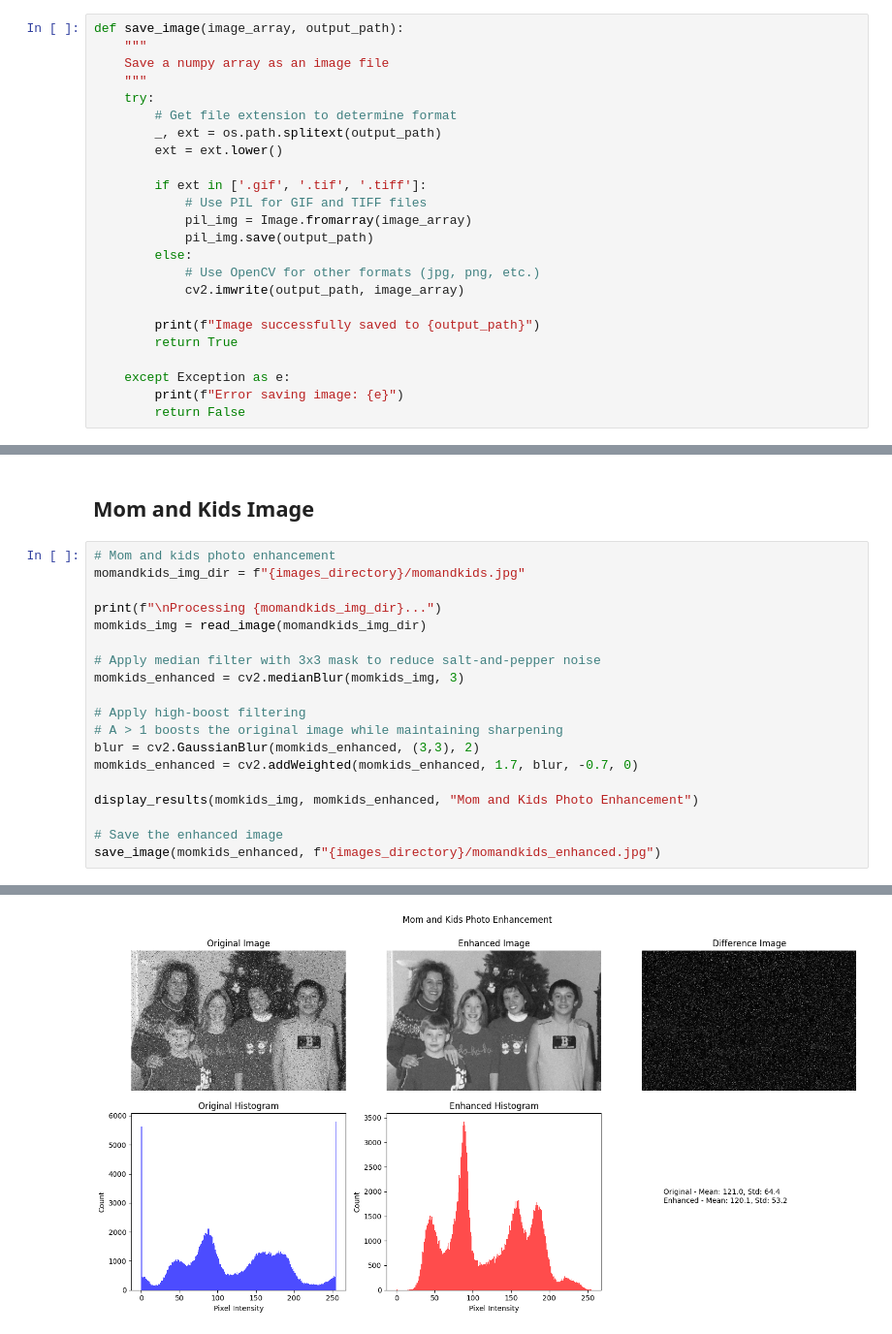
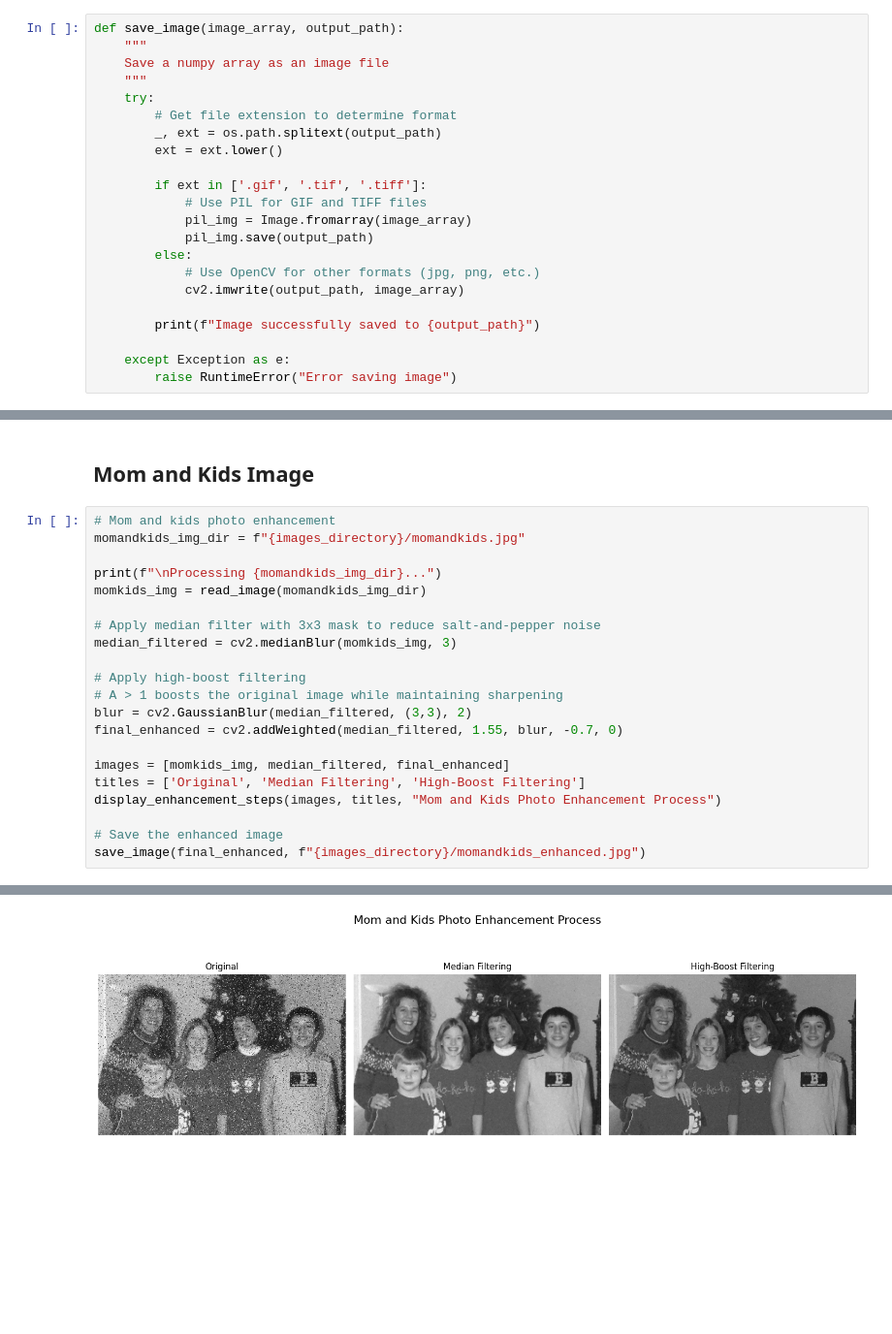
Before and after one commit to lendl-uy/cs282, a Jupyter notebook: pa1/cs282_pa_1_item_5_uy.ipynb, the cells around one changed output, grey strips where cells are left out. Shown at 97% size. Saved outputs shown, nothing was run; the diff lists cells and outputs as text; blank space fills up the shorter version.

```diff
--- a/pa1/cs282_pa_1_item_5_uy.ipynb
+++ b/pa1/cs282_pa_1_item_5_uy.ipynb
@@ -81,8 +81,6 @@ def save_image(image_array, output_path):
             cv2.imwrite(output_path, image_array)
 
         print(f"Image successfully saved to {output_path}")
-        return True
 
     except Exception as e:
-        print(f"Error saving image: {e}")
-        return False
+        raise RuntimeError("Error saving image")
@@ -242,23 +260,25 @@ For the butterfly image, histogram equalization with a clip limit of 1.0 was don
 # %%
 # Mom and kids photo enhancement
 momandkids_img_dir = f"{images_directory}/momandkids.jpg"
 
 print(f"\nProcessing {momandkids_img_dir}...")
 momkids_img = read_image(momandkids_img_dir)
 
 # Apply median filter with 3x3 mask to reduce salt-and-pepper noise
-momkids_enhanced = cv2.medianBlur(momkids_img, 3)
+median_filtered = cv2.medianBlur(momkids_img, 3)
 
 # Apply high-boost filtering
 # A > 1 boosts the original image while maintaining sharpening
-blur = cv2.GaussianBlur(momkids_enhanced, (3,3), 2)
-momkids_enhanced = cv2.addWeighted(momkids_enhanced, 1.7, blur, -0.7, 0)
+blur = cv2.GaussianBlur(median_filtered, (3,3), 2)
+final_enhanced = cv2.addWeighted(median_filtered, 1.55, blur, -0.7, 0)
 
-display_results(momkids_img, momkids_enhanced, "Mom and Kids Photo Enhancement")
+images = [momkids_img, median_filtered, final_enhanced]
+titles = ['Original', 'Median Filtering', 'High-Boost Filtering']
+display_enhancement_steps(images, titles, "Mom and Kids Photo Enhancement Process")
 
 # Save the enhanced image
-save_image(momkids_enhanced, f"{images_directory}/momandkids_enhanced.jpg")
+save_image(final_enhanced, f"{images_directory}/momandkids_enhanced.jpg")
 # %% [output]
 Processing images/momandkids.jpg...
-[figure, old version]
+[figure, new version]
 Image successfully saved to images/momandkids_enhanced.jpg
```
Also changed, not shown: parts of 12 cells of this notebook, 29 other files.
